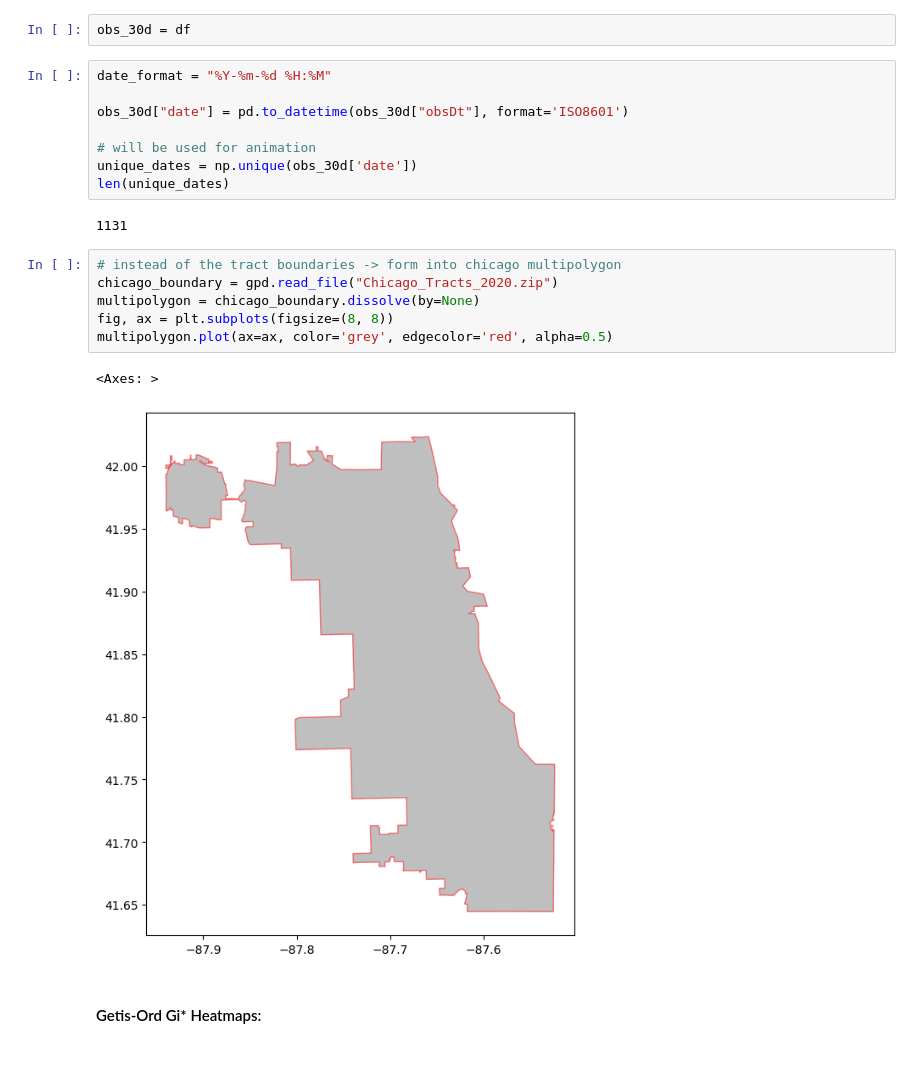
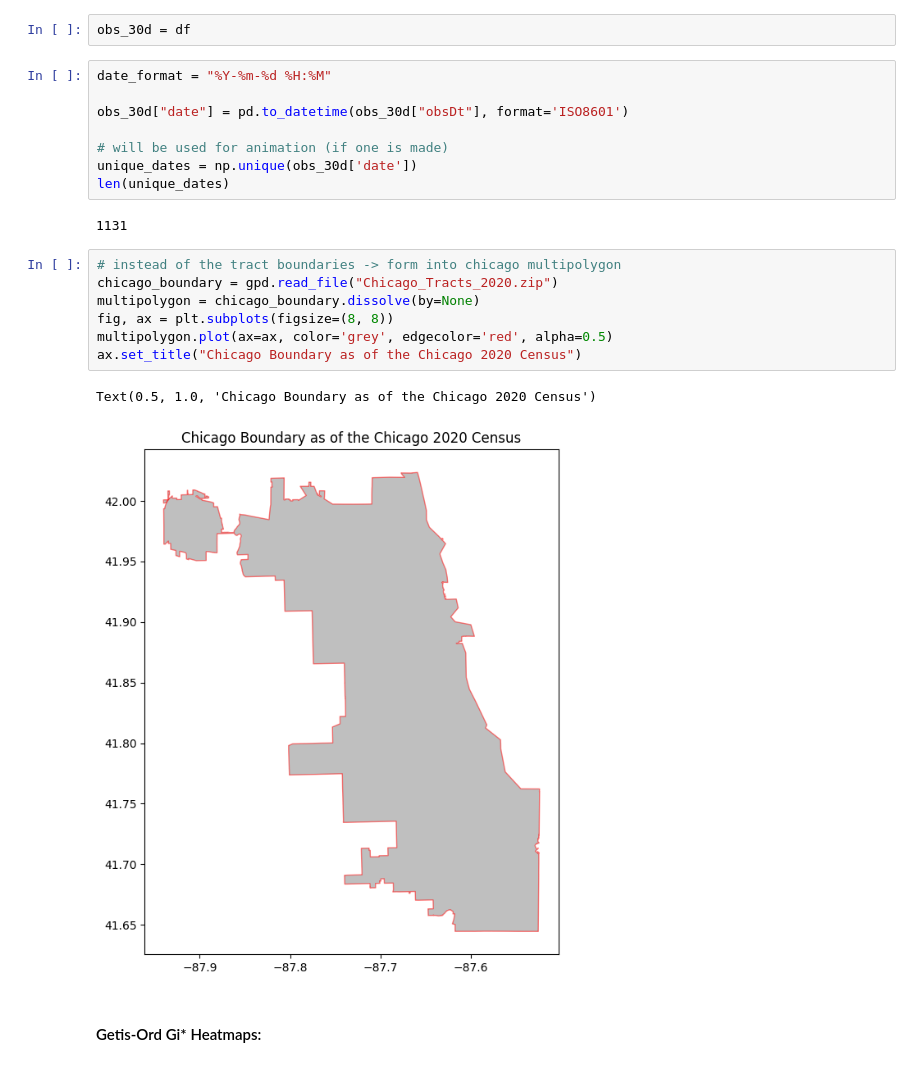
Before and after one commit to Amoreno73/bird-30d-density, a Jupyter notebook: bird_data.ipynb, the cells around one changed output. Saved outputs shown, nothing was run; the diff lists cells and outputs as text.

```diff
--- a/bird_data.ipynb
+++ b/bird_data.ipynb
@@ -134,7 +111,7 @@ date_format = "%Y-%m-%d %H:%M"
 
 obs_30d["date"] = pd.to_datetime(obs_30d["obsDt"], format='ISO8601')
 
-# will be used for animation
+# will be used for animation (if one is made)
 unique_dates = np.unique(obs_30d['date'])
 len(unique_dates)
 # %% [output]
@@ -142,12 +119,13 @@ len(unique_dates)
 # %%
 # instead of the tract boundaries -> form into chicago multipolygon
 chicago_boundary = gpd.read_file("Chicago_Tracts_2020.zip")
 multipolygon = chicago_boundary.dissolve(by=None)
 fig, ax = plt.subplots(figsize=(8, 8))
 multipolygon.plot(ax=ax, color='grey', edgecolor='red', alpha=0.5)
+ax.set_title("Chicago Boundary as of the Chicago 2020 Census")
 # %% [output]
-<Axes: >
+Text(0.5, 1.0, 'Chicago Boundary as of the Chicago 2020 Census')
-[figure, old version]
+[figure, new version]
 # %% [markdown]
 #### Getis-Ord Gi* Heatmaps:
 # %%
```
Also changed, not shown: parts of 8 cells of this notebook.
